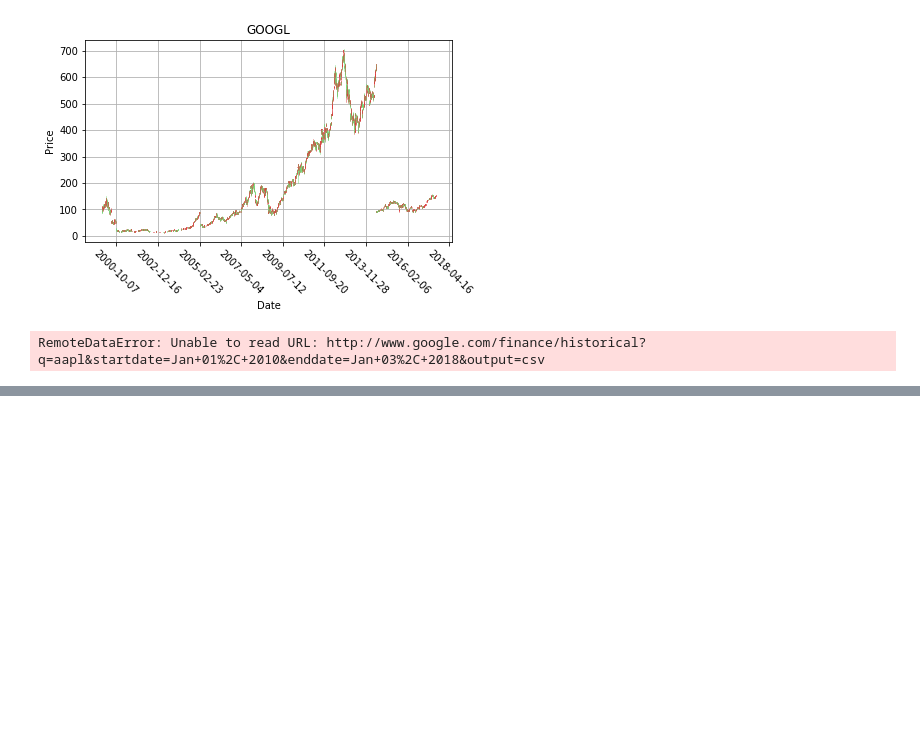
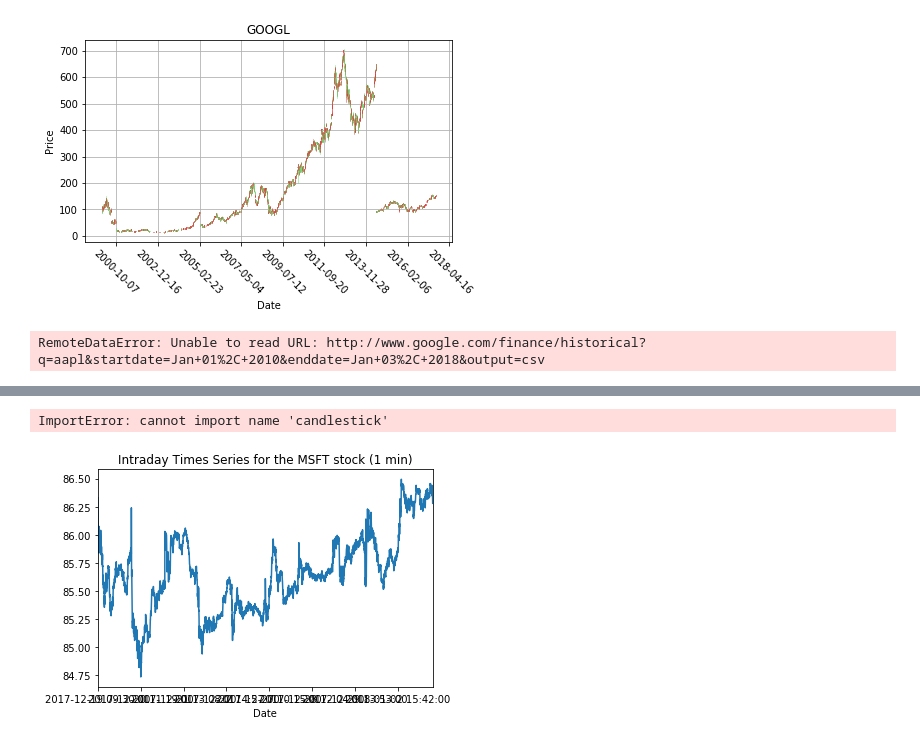
Before and after one commit to epark001/Finance-Project, a Jupyter notebook: Untitled.ipynb, the cells around one changed output, grey strips where cells are left out. Saved outputs shown, nothing was run; the diff lists cells and outputs as text; code cells hidden in the pictures; blank space fills up the shorter version.

```diff
--- a/Untitled.ipynb
+++ b/Untitled.ipynb
@@ -90,0 +301,29 @@ RemoteDataError: Unable to read URL: http://www.google.com/finance/historical?q=
+# %%
+# Imports
+from pandas_datareader.data import get_data_yahoo
+from datetime import datetime, timedelta
+import matplotlib.dates as mdates
+from matplotlib.pyplot import subplots, draw
+from matplotlib.finance import candlestick
+import matplotlib.pyplot as plt
+
+# get the data on a symbol (gets last 1 year)
+symbol = "TSLA"
+data = get_data_yahoo(symbol, datetime.now() - timedelta(days=365))
+
+# drop the date index from the dateframe
+data.reset_index(inplace = True)
+
+# convert the datetime64 column in the dataframe to 'float days'
+data.Date = mdates.date2num(data.Date)
+
+# make an array of tuples in the specific order needed
+dataAr = [tuple(x) for x in data[['Date', 'Open', 'Close', 'High', 'Low']].to_records(index=False)]
+
+# construct and show the plot
+fig = plt.figure()
+ax1 = plt.subplot(1,1,1)
+candlestick(ax1, dataAr)
+plt.show()
+# %% [output]
+ImportError: cannot import name 'candlestick'
@@ -90,0 +365,11 @@ RemoteDataError: Unable to read URL: http://www.google.com/finance/historical?q=
+# %%
+from alpha_vantage.timeseries import TimeSeries
+import matplotlib.pyplot as plt
+
+ts = TimeSeries(key='QBGZM8IV1P2X2VJQ', output_format='pandas')
+data, meta_data = ts.get_intraday(symbol='MSFT',interval='1min', outputsize='full')
+data['close'].plot()
+plt.title('Intraday Times Series for the MSFT stock (1 min)')
+plt.show()
+# %% [output]
+[figure, added]
```
Also changed, not shown: parts of 8 cells of this notebook, 16 other files.
